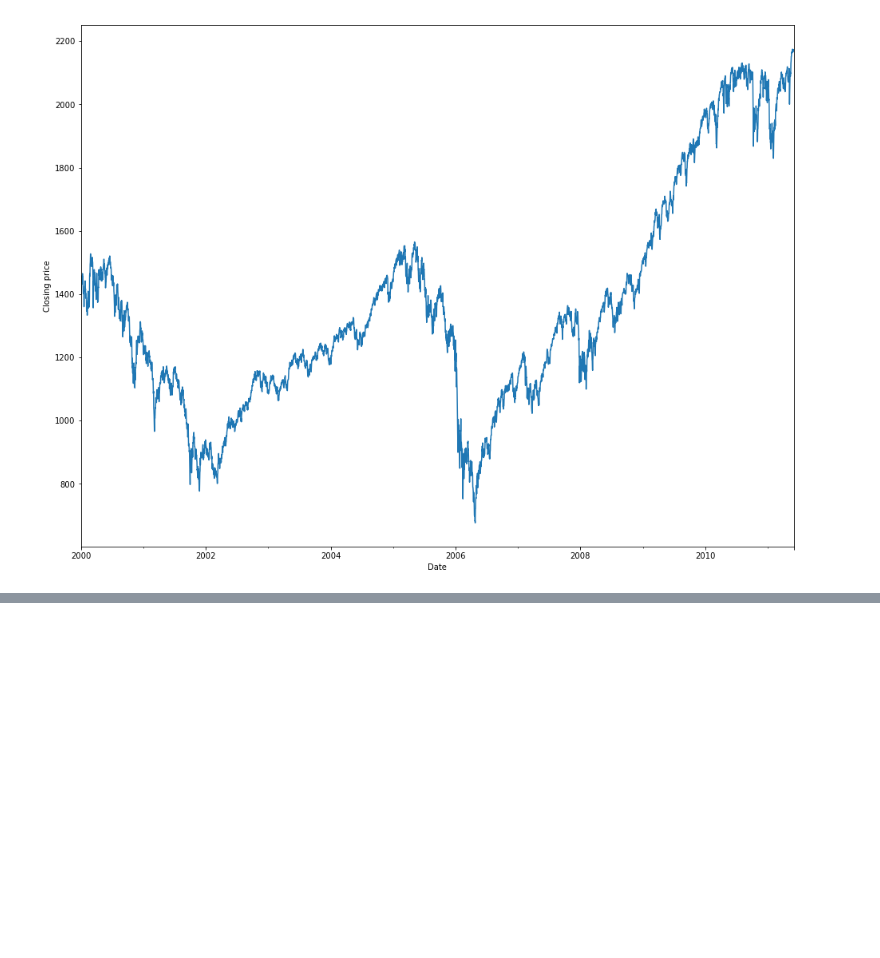
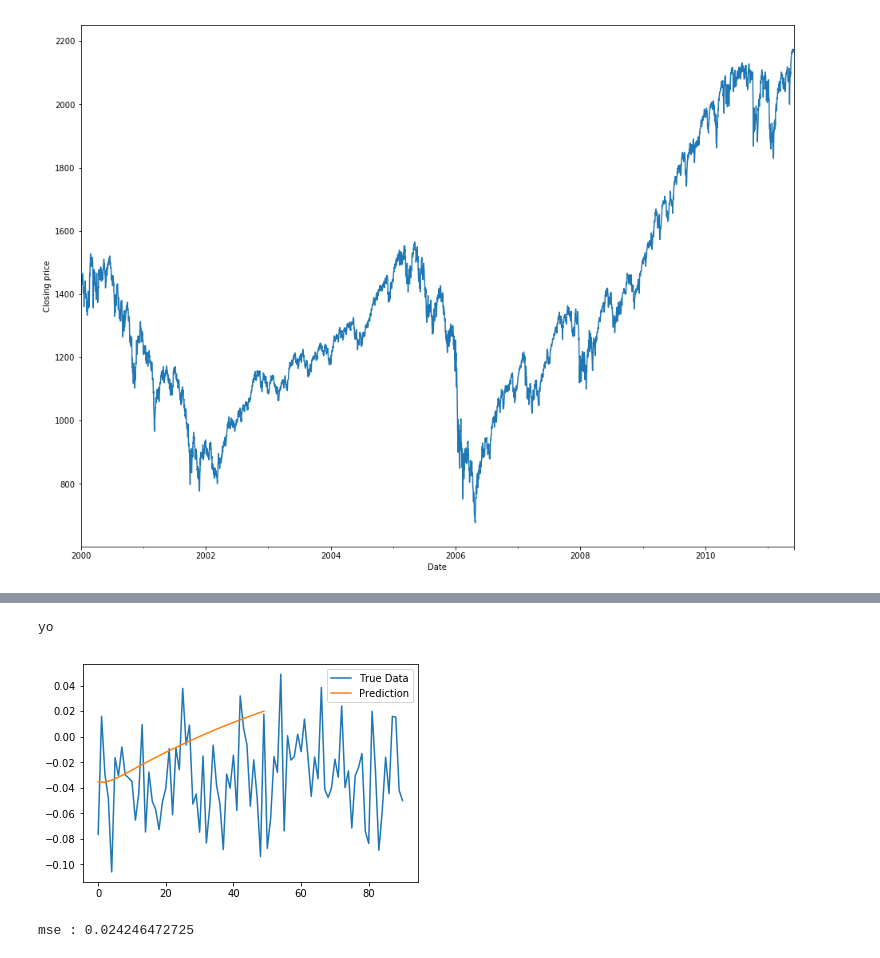
Before and after one commit to satishjasthi/Udacity-MLNDP-Submissions, a Jupyter notebook: CapstoneProject/Stock prediction.ipynb, the cells around one changed output, grey strips where cells are left out. Saved outputs shown, nothing was run; the diff lists cells and outputs as text; code cells hidden in the pictures; blank space fills up the shorter version.

```diff
--- a/CapstoneProject/Stock prediction.ipynb
+++ b/CapstoneProject/Stock prediction.ipynb
@@ -73,0 +177,14 @@ yo
+# %%
+X_test,y_test,_,_ = lstm.load_data('goog_m.csv',50,True)
+
+
+#step4 : predicting on test data and plotting the predictions
+
+predictions = lstm.predict_sequences_multiple(model,X_test,50,50)
+lstm.plot_results_multiple(predictions,y_test,50)
+
+print "mse : {}".format(np.mean(np.sqrt(np.square(X2 - y2))))
+# %% [output]
+yo
+[figure, added]
+mse : 0.024246472725
```
Also changed, not shown: parts of 10 cells of this notebook.
